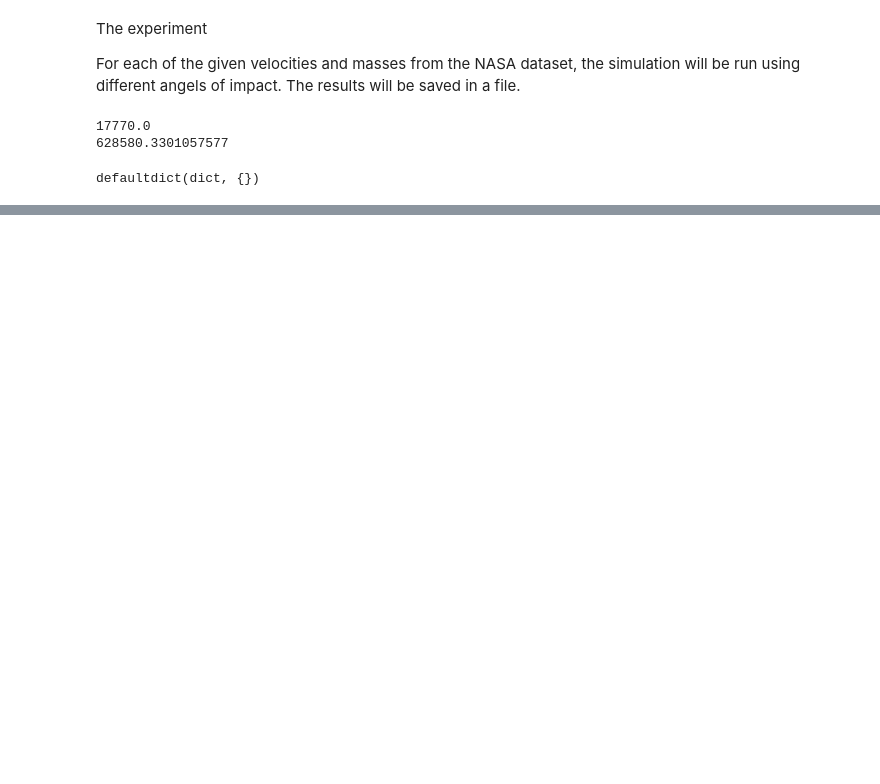
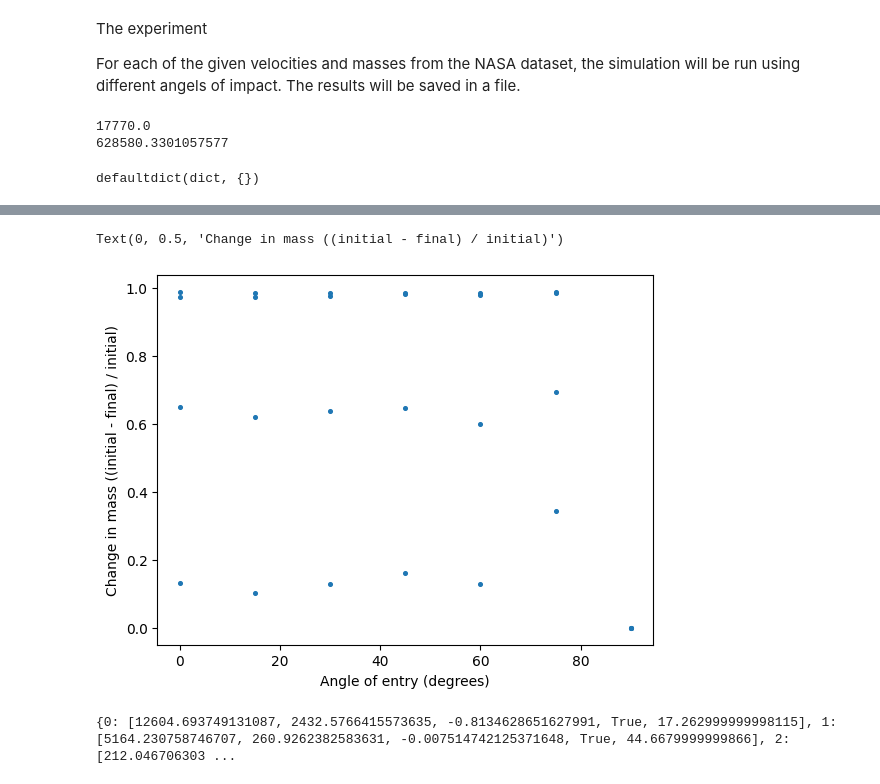
Before and after one commit to koenweverink/Roku-s-Bane, a Jupyter notebook: analysis.ipynb, the cells around one changed output, grey strips where cells are left out. Drawn from its saved outputs; the diff is of its cells as text; code cells hidden in the pictures; blank space fills up the shorter version.

```diff
--- a/analysis.ipynb
+++ b/analysis.ipynb
@@ -139,0 +156,17 @@ defaultdict(dict,
+# %%
+angles_plt2 : list[float] = []
+mass_change: list[float] = []
+
+for angle in angles:
+    for asteroid in results:
+        start_mass = M_inits[asteroid]
+        end_mass = results[asteroid][angle][0]
+        mass_change.append((start_mass - end_mass) / start_mass)
+        angles_plt2.append(angle)
+# %%
+plt.scatter(angles_plt, mass_change, s = 7, )
+plt.xlabel('Angle of entry (degrees)')
+plt.ylabel('Change in mass ((initial - final) / initial)')
+# %% [output]
+Text(0, 0.5, 'Change in mass ((initial - final) / initial)')
+[figure, added]
@@ -139,0 +181,4 @@ defaultdict(dict,
+# %%
+print(ding)
+# %% [output]
+{0: [12604.693749131087, 2432.5766415573635, -0.8134628651627991, True, 17.262999999998115], 1: [5164.230758746707, 260.9262382583631, -0.007514742125371648, True, 44.6679999999866], 2: [212.046706303 ...
```
Also changed, not shown: parts of 14 cells of this notebook.
